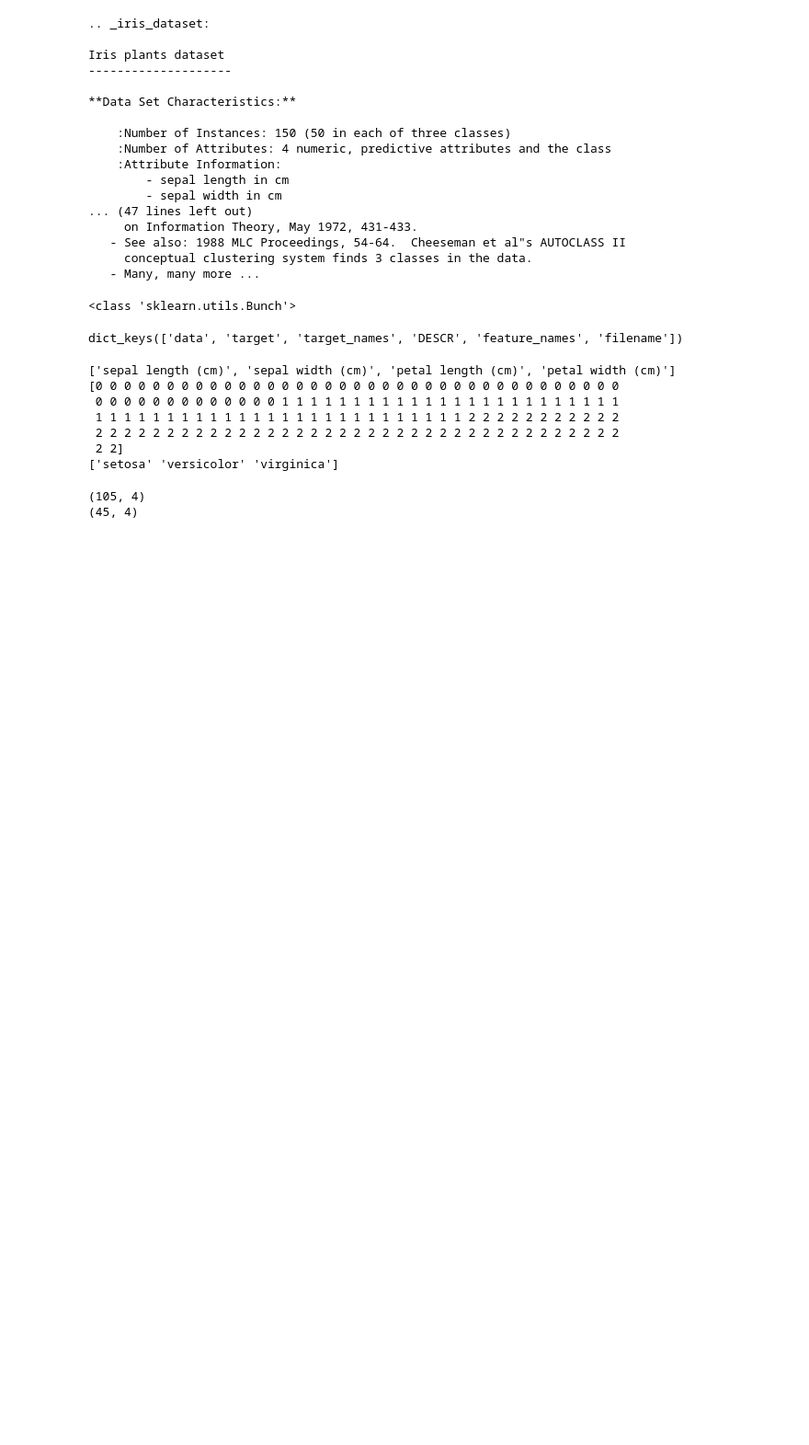
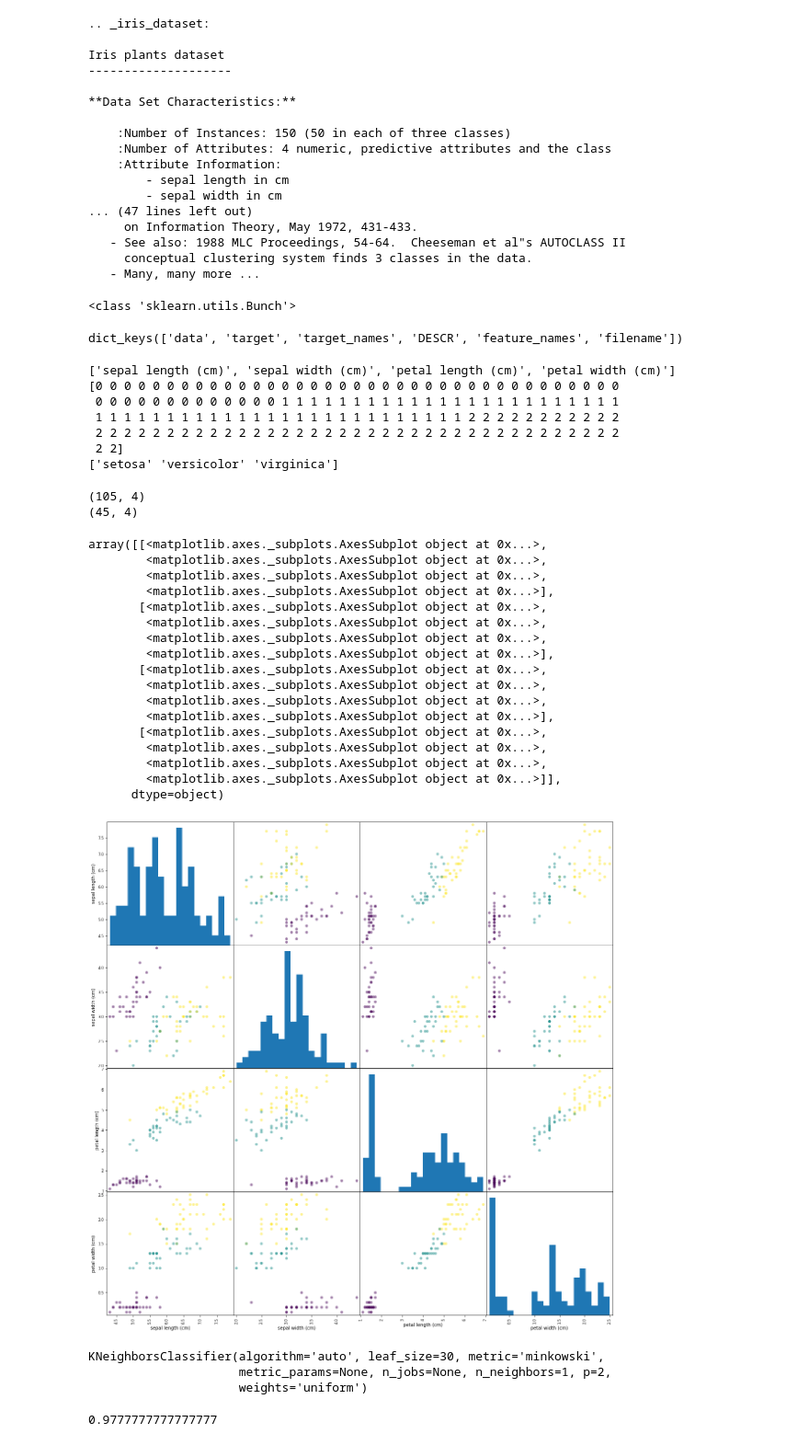
Before and after one commit to hygoni/Introduction-to-Machine-Learning-with-Python, a Jupyter notebook: Chapter1. Introduction/iris_classification.ipynb, the cells around one changed output. Shown at 92% size. Saved outputs shown, nothing was run; the diff lists cells and outputs as text; code cells hidden in the pictures; blank space fills up the shorter version.

```diff
--- a/Chapter1. Introduction/iris_classification.ipynb
+++ b/Chapter1. Introduction/iris_classification.ipynb
@@ -54,3 +54,26 @@ print(X_test.shape)
 # %% [output]
 (105, 4)
 (45, 4)
+# %%
+import pandas as pd
+iris_df = pd.DataFrame(X_train, columns=iris_dataset['feature_names'])
+pd.plotting.scatter_matrix(iris_df, c=Y_train, marker='o', hist_kwds={'bins':20}, figsize=(20, 20))
+# %% [output]
+array([[<matplotlib.axes._subplots.AxesSubplot object at 0x...>,
+        <matplotlib.axes._subplots.AxesSubplot object at 0x...>,
+        <matplotlib.axes._subplots.AxesSubplot object at 0x...>,
+        <matplotlib.axes._subplots.AxesSubplot object at 0x...>],
+       [<matplotlib.axes._subplots.AxesSubplot object at 0x...>,
+        <matplotlib.axes._subplots.AxesSubplot object at 0x...>,
+        <matplotlib.axes._subplots.AxesSubplot object at 0x...>,
+        <matplotlib.axes._subplots.AxesSubplot object at 0x...>],
+       [<matplotlib.axes._subplots.AxesSubplot object at 0x...>,
+        <matplotlib.axes._subplots.AxesSubplot object at 0x...>,
+        <matplotlib.axes._subplots.AxesSubplot object at 0x...>,
+        <matplotlib.axes._subplots.AxesSubplot object at 0x...>],
+       [<matplotlib.axes._subplots.AxesSubplot object at 0x...>,
+        <matplotlib.axes._subplots.AxesSubplot object at 0x...>,
+        <matplotlib.axes._subplots.AxesSubplot object at 0x...>,
+        <matplotlib.axes._subplots.AxesSubplot object at 0x...>]],
+      dtype=object)
+[figure, added]
@@ -56,0 +85,11 @@ print(X_test.shape)
+# %%
+knn.fit(X_train, Y_train) #와 학습 되게 간단하다
+# %% [output]
+KNeighborsClassifier(algorithm='auto', leaf_size=30, metric='minkowski',
+                     metric_params=None, n_jobs=None, n_neighbors=1, p=2,
+                     weights='uniform')
+# %%
+Y_pred = knn.predict(X_test) #예측도 겁나 간단..
+np.mean(Y_pred == Y_test)
+# %% [output]
+0.9777777777777777
```
Also changed, not shown: parts of 1 cell of this notebook.
